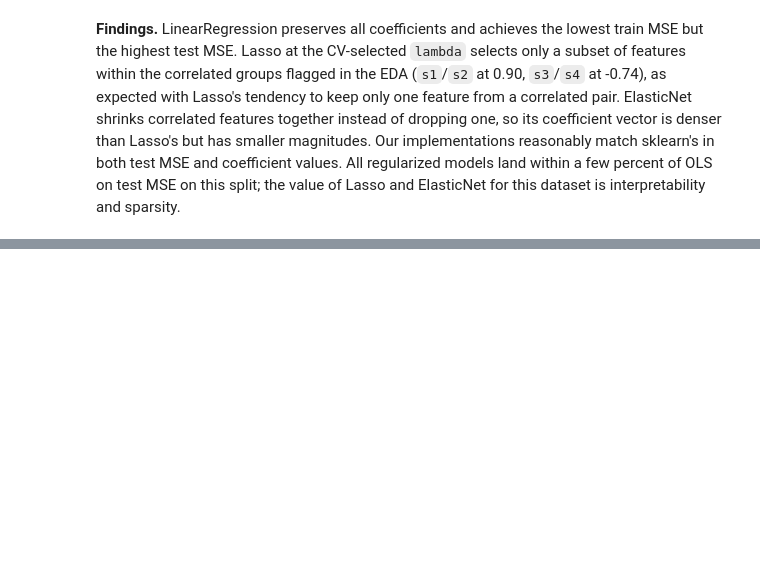
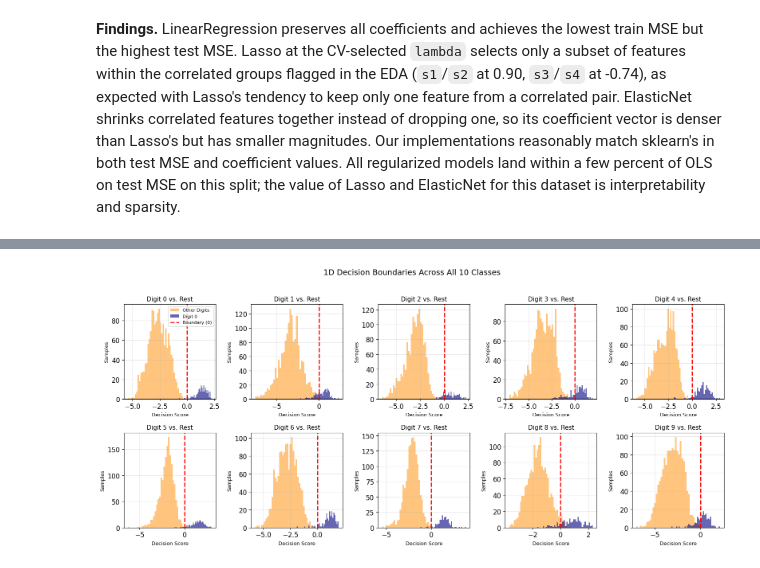
Before and after one commit to jackmcdonald-byte/ecse551-machine-learning-a1, a Jupyter notebook: submission/Charron-Boyle_Jamalshirpanjeh_Ku_McDonald_Assignment1.ipynb, the cells around one changed output, grey strips where cells are left out. Drawn from its saved outputs; the diff is of its cells as text; code cells hidden in the pictures; blank space fills up the shorter version.

Commit message:
add Task 2 SVM and MLP models

```diff
--- a/submission/Charron-Boyle_Jamalshirpanjeh_Ku_McDonald_Assignment1.ipynb
+++ b/submission/Charron-Boyle_Jamalshirpanjeh_Ku_McDonald_Assignment1.ipynb
@@ -532,0 +632,78 @@ has smaller magnitudes. Our implementations reasonably match sklearn's in both t
+# %%
+digits = load_digits()
+X = digits.data
+y = digits.target
+X = StandardScaler().fit_transform(X)
+
+X_train, X_test, y_train, y_test = train_test_split(
+    X,
+    y,
+    test_size=0.3,
+    random_state=42
+)
+
+model = MulticlassSVM(learning_rate=0.01, gamma=0.01, n_iters=2000)
+model.fit(X_train, y_train)
+
+fig, axes = plt.subplots(2, 5, figsize=(16, 7))
+axes = axes.ravel()
+
+for i, (c, svm) in enumerate(model.svm_data.items()):
+    ax = axes[i]
+
+    # calculate decision scores
+    score_data = svm.predict_raw(X)
+
+    # collect all scores for the match
+    pos_data = score_data[y == c]
+
+    # winnow out all other digits
+    neg_data = score_data[y != c]
+
+    # Plot histograms for score distributions
+    ax.hist(
+        neg_data,
+        bins=40,
+        alpha=0.5,
+        color='darkorange',
+        label='Other Digits'
+    )
+    ax.hist(
+        pos_data,
+        bins=40,
+        alpha=0.6,
+        color='navy',
+        label=f'Digit {c}'
+    )
+
+    # The decision boundary is the exact vertical line at x = 0
+    ax.axvline(
+        x=0,
+        color='red',
+        linestyle='--',
+        linewidth=2,
+        label='Boundary (0)'
+    )
+
+    ax.set_title(f"Digit {c} vs. Rest", fontsize=11)
+    ax.set_xlabel("Decision Score", fontsize=9)
+    ax.set_ylabel("Samples", fontsize=9)
+    ax.grid(True, alpha=0.3)
+
+    # Add a legend only to the first subplot to keep it clean
+    if i == 0:
+        ax.legend(loc='upper right', fontsize=8)
+
+plt.suptitle("1D Decision Boundaries Across All 10 Classes",
+    fontsize=14,
+    y=1.02
+)
+plt.tight_layout()
+plt.savefig(
+    FIG_DIR / 'svm_decision_boundary.png',
+    dpi=150,
+    bbox_inches='tight'
+)
+plt.show()
+# %% [output]
+[figure, added]
```
Also changed, not shown: parts of 23 cells of this notebook, 11 other files.
